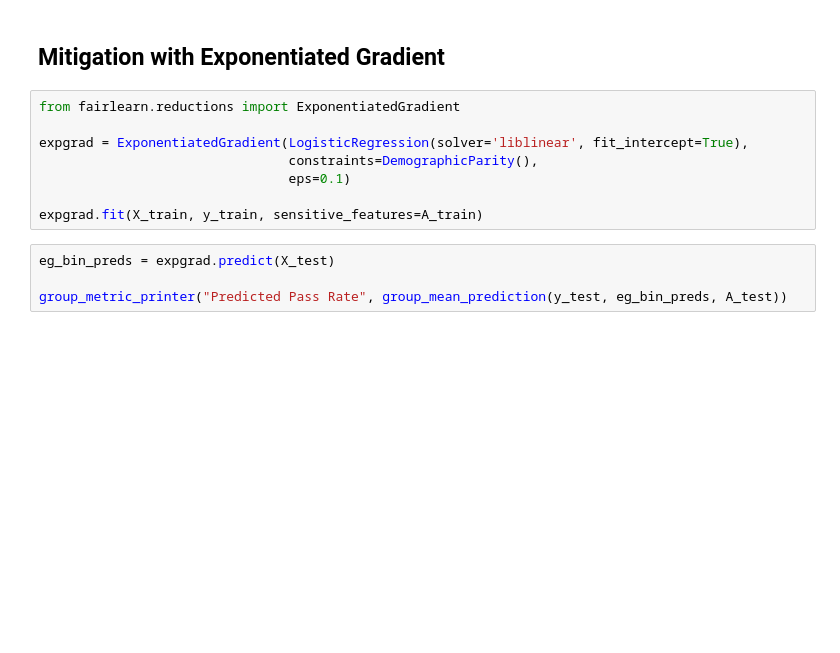
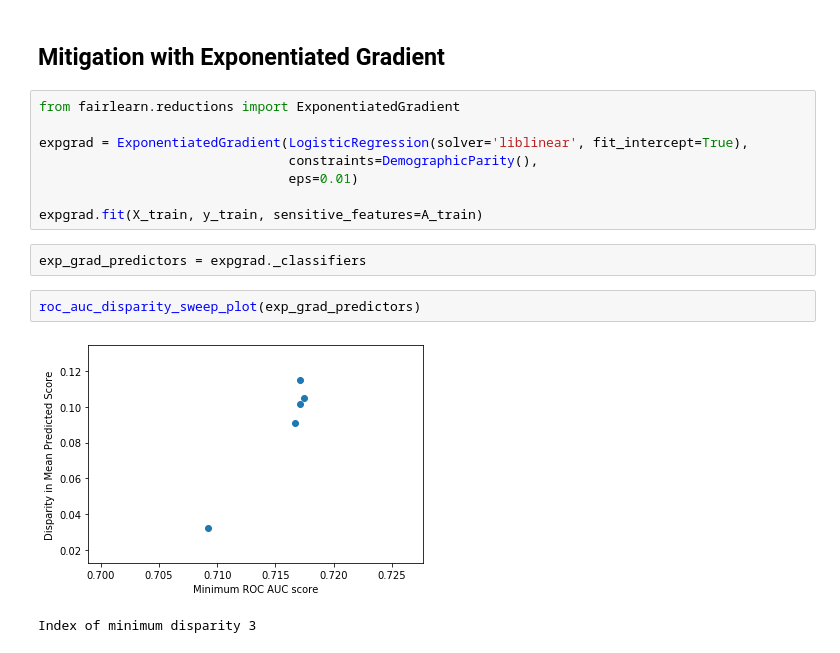
Before and after one commit to fairlearn/fairlearn, a Jupyter notebook: notebooks/Mitigating Unfairness in the Law School Dataset.ipynb, the cells around one changed output. Cells and saved outputs as stored; diff of their text form; blank space fills up the shorter version.

Commit message:
Working on expgrad
Signed-off-by: Richard Edgar <riedgar@microsoft.com>
Signed-off-by: Miro Dudik <mdudik@gmail.com>

```diff
--- a/notebooks/Mitigating Unfairness in the Law School Dataset.ipynb
+++ b/notebooks/Mitigating Unfairness in the Law School Dataset.ipynb
@@ -305,10 +390,13 @@ from fairlearn.reductions import ExponentiatedGradient
 
 expgrad = ExponentiatedGradient(LogisticRegression(solver='liblinear', fit_intercept=True),
                                 constraints=DemographicParity(),
-                                eps=0.1)
+                                eps=0.01)
 
 expgrad.fit(X_train, y_train, sensitive_features=A_train)
-# %%
-eg_bin_preds = expgrad.predict(X_test)
-
-group_metric_printer("Predicted Pass Rate", group_mean_prediction(y_test, eg_bin_preds, A_test))
+# %%
+exp_grad_predictors = expgrad._classifiers
+# %%
+roc_auc_disparity_sweep_plot(exp_grad_predictors)
+# %% [output]
+[figure, added]
+Index of minimum disparity 3
```
Also changed, not shown: parts of 24 cells of this notebook.
